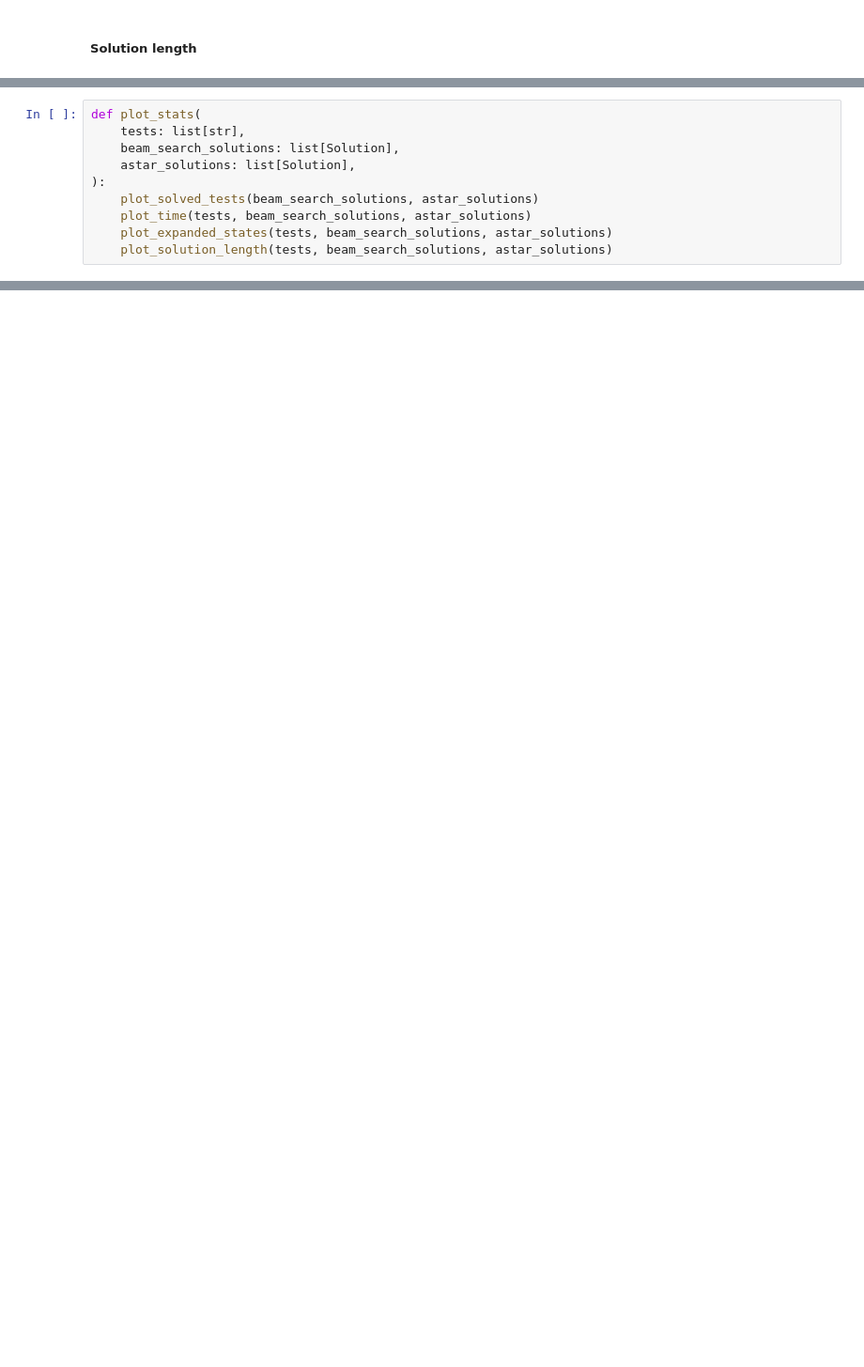
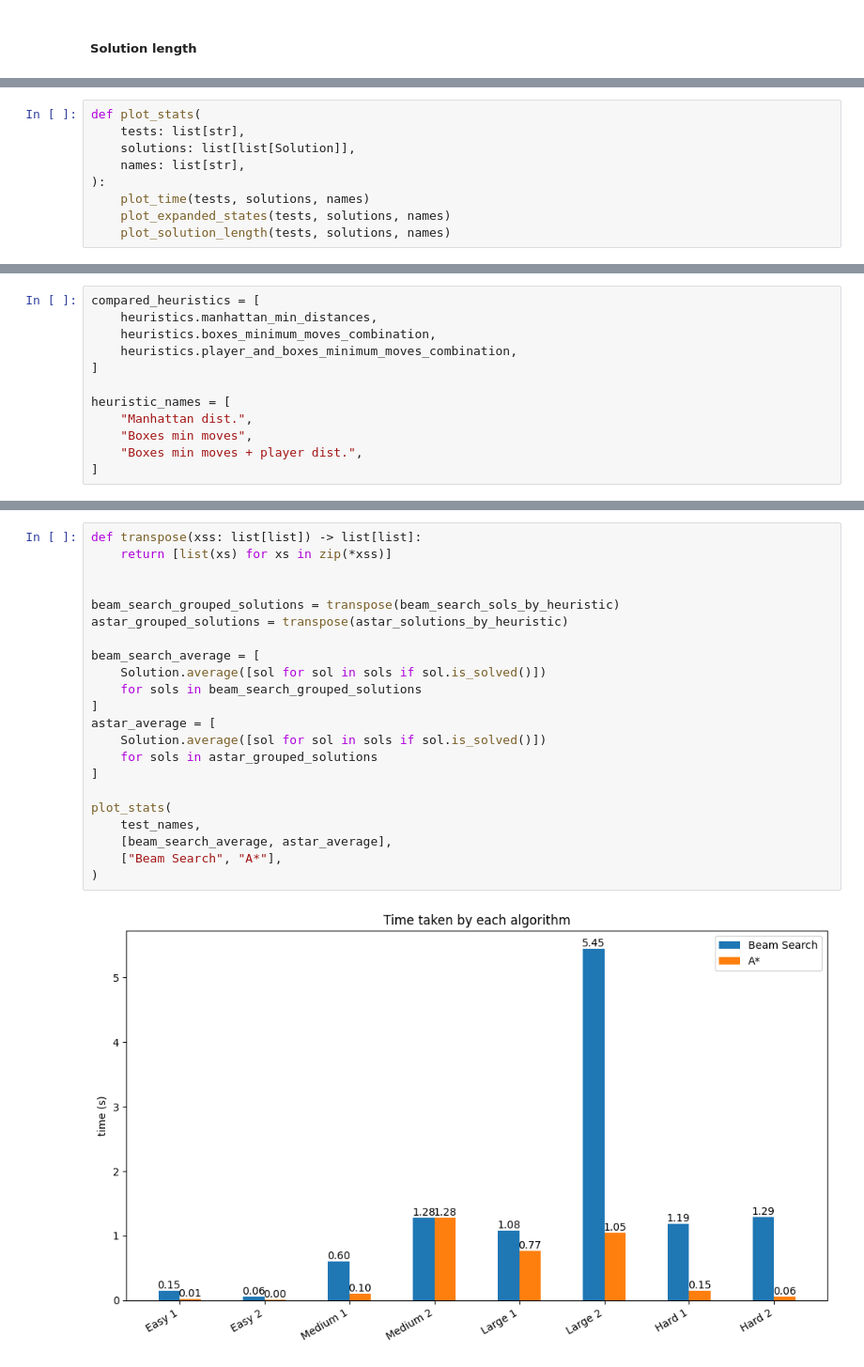
Before and after one commit to alx-sima/sokoban, a Jupyter notebook: main.ipynb, the cells around one changed output, grey strips where cells are left out. Shown: that part at 94% size. Cells and saved outputs as stored; diff of their text form; blank space fills up the shorter version.

```diff
--- a/main.ipynb
+++ b/main.ipynb
@@ -187,11 +221,10 @@ def plot_solution_length(
 # %%
 def plot_stats(
     tests: list[str],
-    beam_search_solutions: list[Solution],
-    astar_solutions: list[Solution],
+    solutions: list[list[Solution]],
+    names: list[str],
 ):
-    plot_solved_tests(beam_search_solutions, astar_solutions)
-    plot_time(tests, beam_search_solutions, astar_solutions)
-    plot_expanded_states(tests, beam_search_solutions, astar_solutions)
-    plot_solution_length(tests, beam_search_solutions, astar_solutions)
+    plot_time(tests, solutions, names)
+    plot_expanded_states(tests, solutions, names)
+    plot_solution_length(tests, solutions, names)
 # %% [markdown]
@@ -259,0 +329,12 @@ plot_stats(test_names, beam_search_solutions, astar_solutions)
+# %%
+compared_heuristics = [
+    heuristics.manhattan_min_distances,
+    heuristics.boxes_minimum_moves_combination,
+    heuristics.player_and_boxes_minimum_moves_combination,
+]
+
+heuristic_names = [
+    "Manhattan dist.",
+    "Boxes min moves",
+    "Boxes min moves + player dist.",
+]
@@ -259,0 +431,24 @@ plot_stats(test_names, beam_search_solutions, astar_solutions)
+# %%
+def transpose(xss: list[list]) -> list[list]:
+    return [list(xs) for xs in zip(*xss)]
+
+
+beam_search_grouped_solutions = transpose(beam_search_sols_by_heuristic)
+astar_grouped_solutions = transpose(astar_solutions_by_heuristic)
+
+beam_search_average = [
+    Solution.average([sol for sol in sols if sol.is_solved()])
+    for sols in beam_search_grouped_solutions
+]
+astar_average = [
+    Solution.average([sol for sol in sols if sol.is_solved()])
+    for sols in astar_grouped_solutions
+]
+
+plot_stats(
+    test_names,
+    [beam_search_average, astar_average],
+    ["Beam Search", "A*"],
+)
+# %% [output]
+[figure, added]
```
Also changed, not shown: parts of 43 cells of this notebook, 25 other files.
